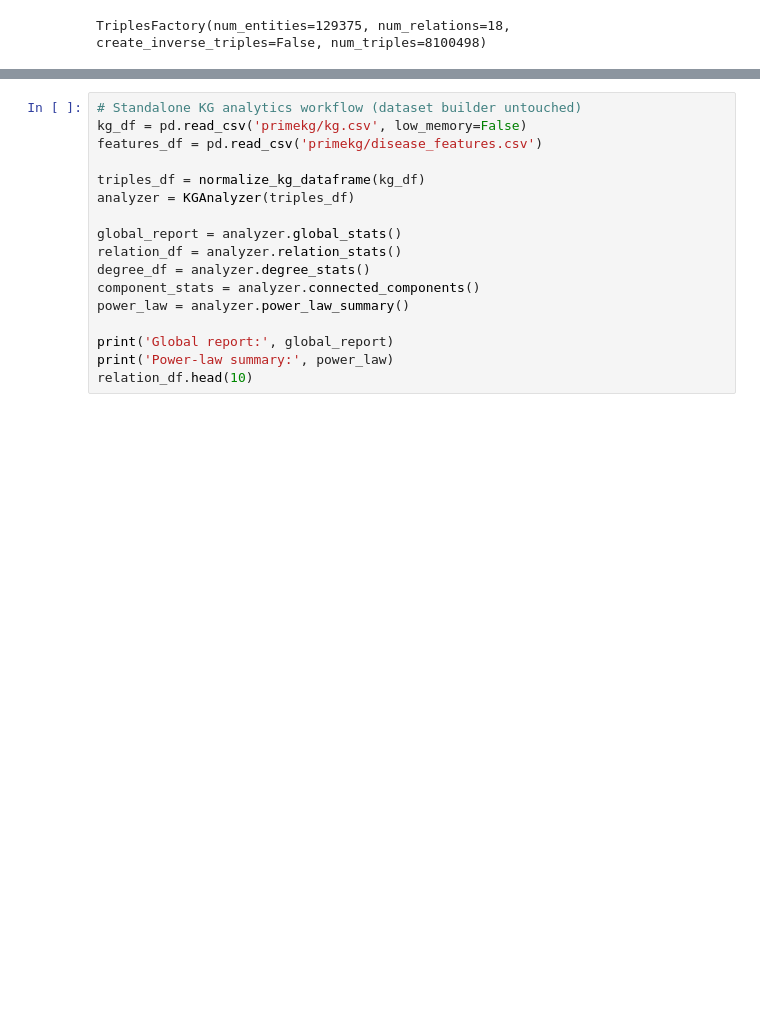
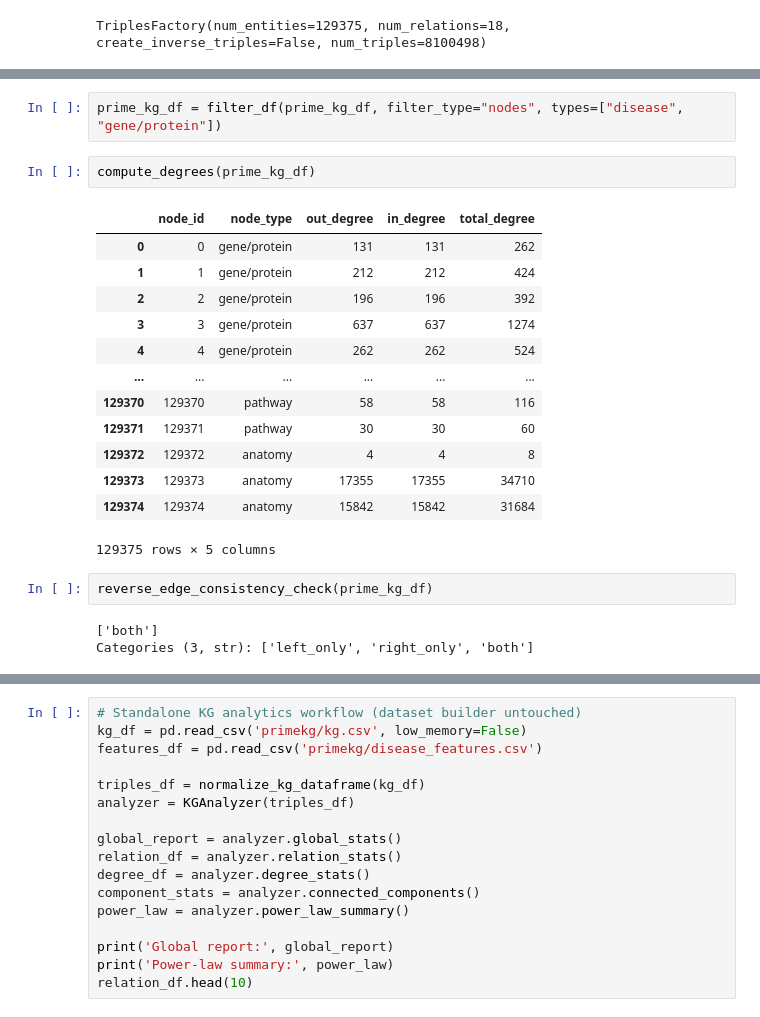
Before and after one commit to wittmajerd/Disease-Gene-Prioritization-Project, a Jupyter notebook: KG_analysis.ipynb, the cells around one changed output, grey strips where cells are left out. Cells and saved outputs as stored; diff of their text form; blank space fills up the shorter version.

```diff
--- a/KG_analysis.ipynb
+++ b/KG_analysis.ipynb
@@ -242,0 +123,23 @@ prime_kg.head()
+# %%
+prime_kg_df = filter_df(prime_kg_df, filter_type="nodes", types=["disease", "gene/protein"])
+# %%
+compute_degrees(prime_kg_df)
+# %% [output]
+|  | node_id | node_type | out_degree | in_degree | total_degree |
+| 0 | 0 | gene/protein | 131 | 131 | 262 |
+| 1 | 1 | gene/protein | 212 | 212 | 424 |
+| 2 | 2 | gene/protein | 196 | 196 | 392 |
+| 3 | 3 | gene/protein | 637 | 637 | 1274 |
+| 4 | 4 | gene/protein | 262 | 262 | 524 |
+| ... | ... | ... | ... | ... | ... |
+| 129370 | 129370 | pathway | 58 | 58 | 116 |
+| 129371 | 129371 | pathway | 30 | 30 | 60 |
+| 129372 | 129372 | anatomy | 4 | 4 | 8 |
+| 129373 | 129373 | anatomy | 17355 | 17355 | 34710 |
+| 129374 | 129374 | anatomy | 15842 | 15842 | 31684 |
+129375 rows × 5 columns
+# %%
+reverse_edge_consistency_check(prime_kg_df)
+# %% [output]
+['both']
+Categories (3, str): ['left_only', 'right_only', 'both']
```
Also changed, not shown: parts of 18 cells of this notebook, 1 other file.
